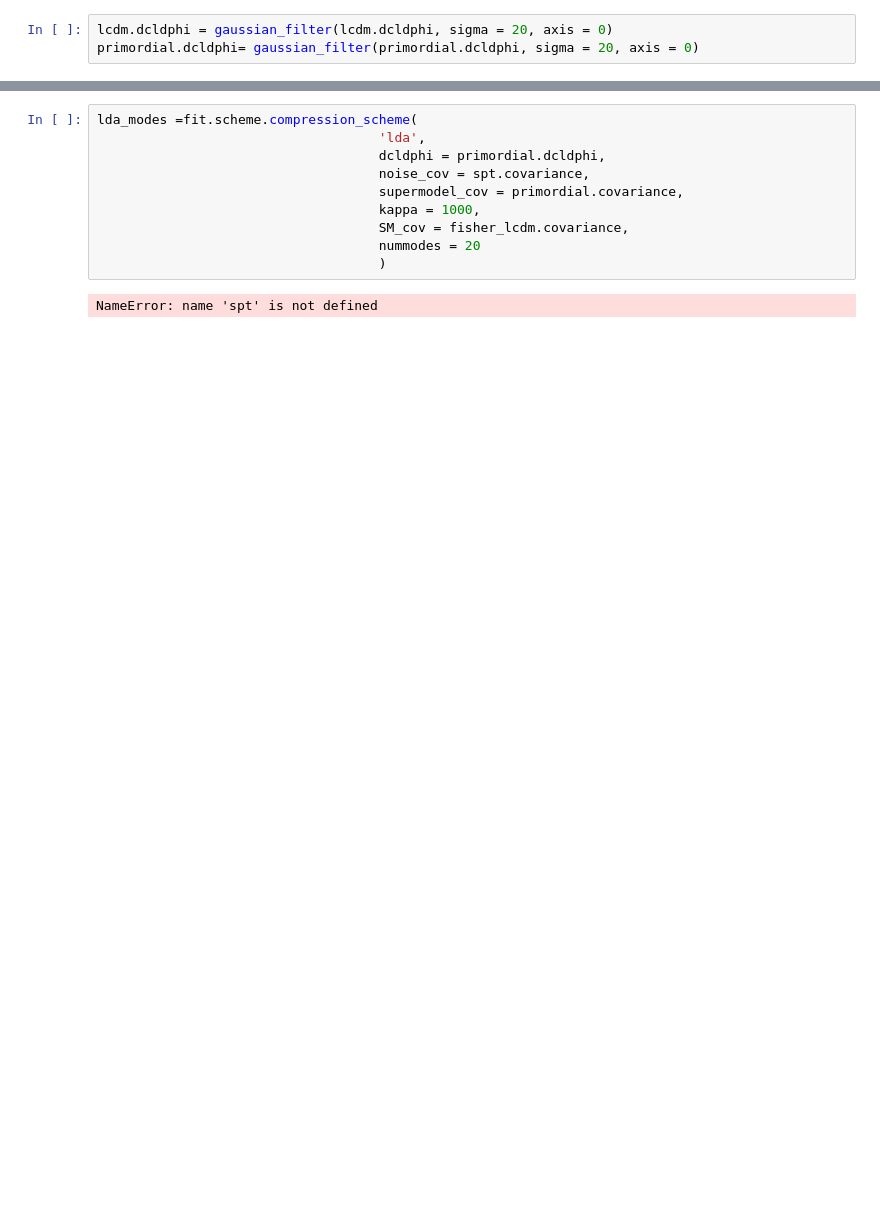
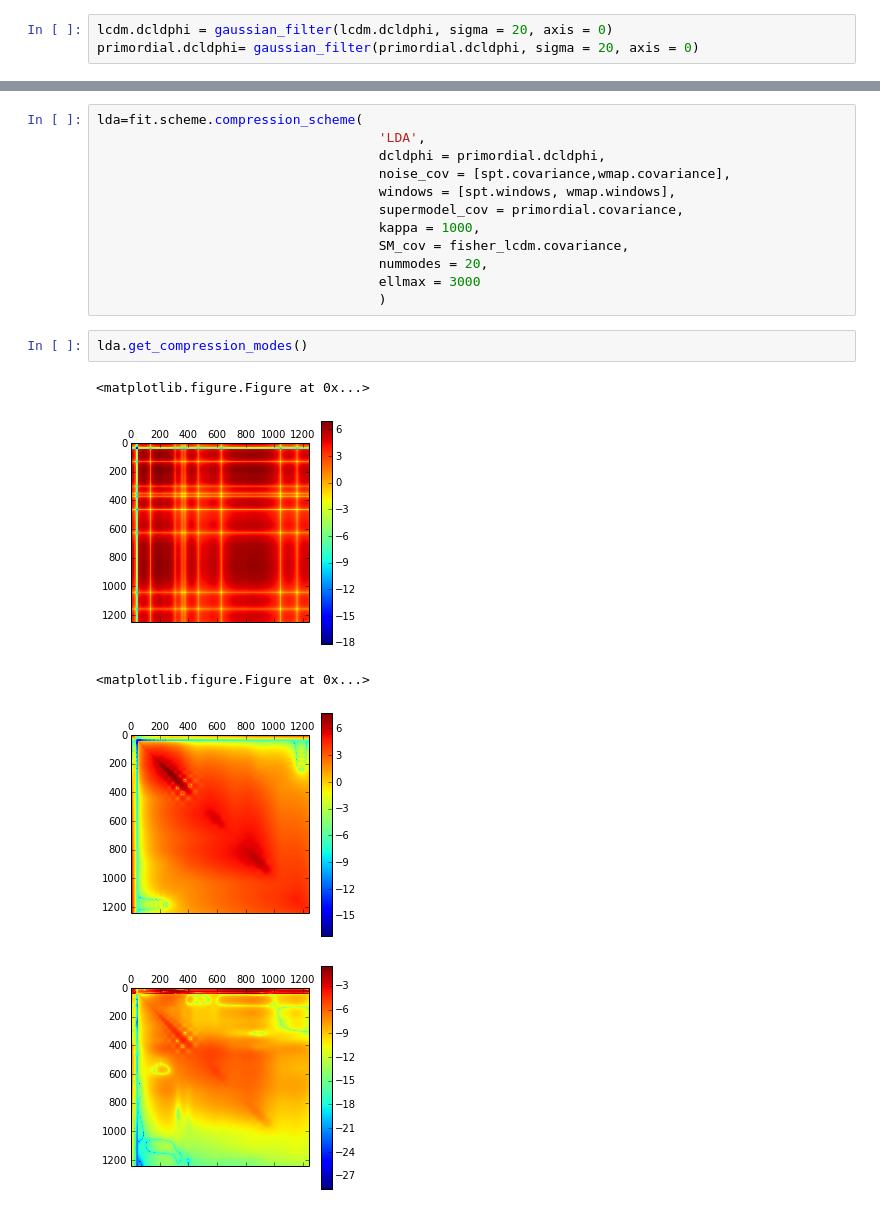
Before and after one commit to bfollinprm/cmbfittest, a Jupyter notebook: wmap_spt.ipynb, the cells around one changed output, grey strips where cells are left out. Saved outputs shown, nothing was run; the diff lists cells and outputs as text; blank space fills up the shorter version.

```diff
--- a/wmap_spt.ipynb
+++ b/wmap_spt.ipynb
@@ -138,12 +95,20 @@ semilogy(diag(inv_covariance[2:,2:]));
 # %%
-lda_modes =fit.scheme.compression_scheme(
-                                    'lda',
+lda=fit.scheme.compression_scheme(
+                                    'LDA',
                                     dcldphi = primordial.dcldphi,
-                                    noise_cov = spt.covariance,
+                                    noise_cov = [spt.covariance,wmap.covariance],
+                                    windows = [spt.windows, wmap.windows],
                                     supermodel_cov = primordial.covariance,
                                     kappa = 1000,
                                     SM_cov = fisher_lcdm.covariance,
-                                    nummodes = 20
+                                    nummodes = 20,
+                                    ellmax = 3000
                                     )
-# %% [output]
-NameError: name 'spt' is not defined
+# %%
+lda.get_compression_modes()
+# %% [output]
+<matplotlib.figure.Figure at 0x...>
+[figure, added]
+<matplotlib.figure.Figure at 0x...>
+[figure, added]
+[figure, added]
```
Also changed, not shown: parts of 22 cells of this notebook, 5 other files.
